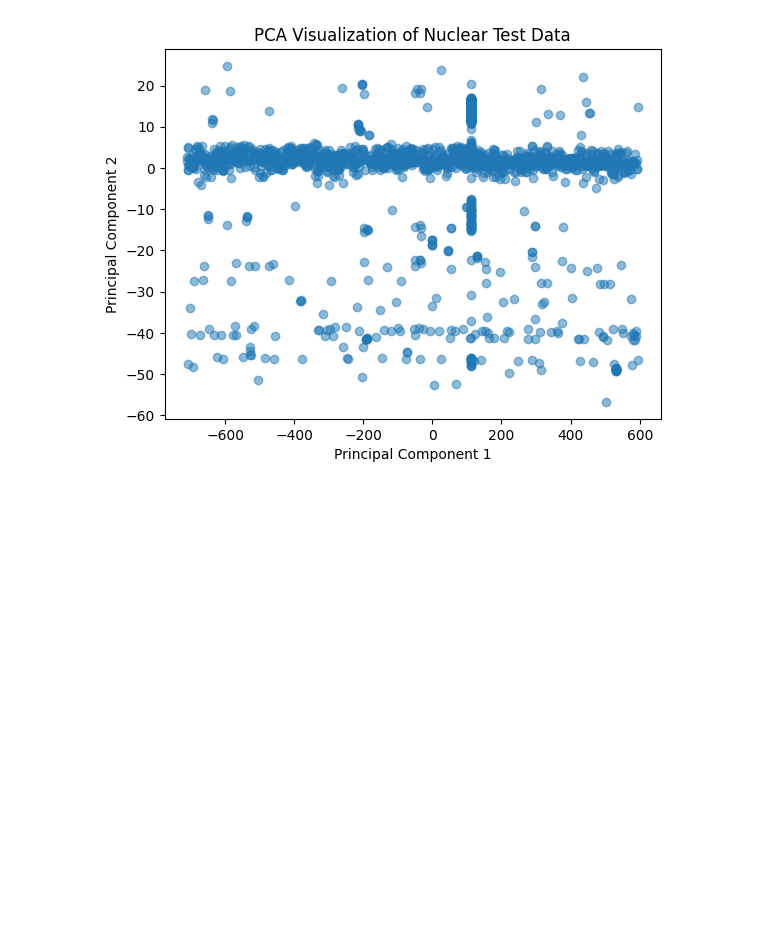
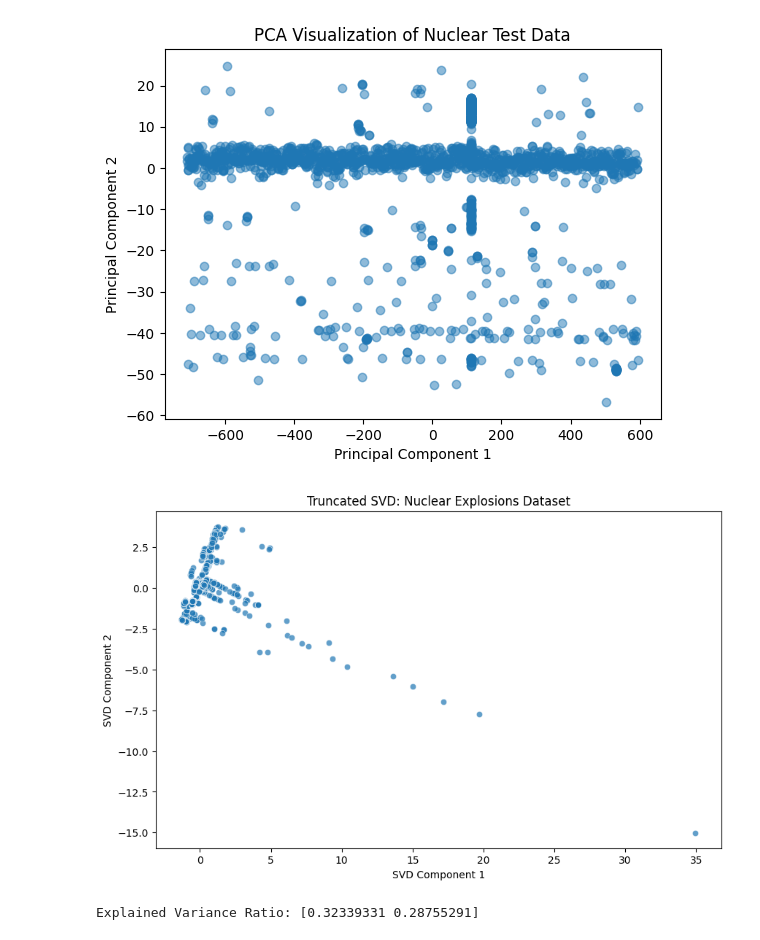
Before and after one commit to alinapradhan/Nuclear-Explosions-EDA, a Jupyter notebook: FDS24MBD023ipynb.ipynb, the cells around one changed output. Cells and saved outputs as stored; diff of their text form; code cells hidden in the pictures; blank space fills up the shorter version.

```diff
--- a/FDS24MBD023ipynb.ipynb
+++ b/FDS24MBD023ipynb.ipynb
@@ -452,3 +452,45 @@ plt.ylabel("Principal Component 2")
 plt.show()
 # %% [output]
 [figure]
+# %%
+
+# Load the dataset
+file_path = "nuclear_explosions.csv"  # Update this if needed
+df = pd.read_csv(file_path)
+
+# Drop rows with missing values
+df.dropna(inplace=True)
+
+# Encode categorical columns
+categorical_cols = ["WEAPON SOURCE COUNTRY", "WEAPON DEPLOYMENT LOCATION", "Data.Source", "Data.Purpose", "Data.Name", "Data.Type"]
+for col in categorical_cols:
+    le = LabelEncoder()
+    df[col] = le.fit_transform(df[col])
+
+# Select numerical columns and standardize them
+numerical_cols = ["Location.Cordinates.Latitude", "Location.Cordinates.Longitude", "Data.Magnitude.Body",
+                  "Data.Magnitude.Surface", "Data.Yeild.Lower", "Data.Yeild.Upper"]
+
+scaler = StandardScaler()
+df[numerical_cols] = scaler.fit_transform(df[numerical_cols])
+
+# Apply Truncated SVD for dimensionality reduction
+svd = TruncatedSVD(n_components=2)
+svd_result = svd.fit_transform(df[numerical_cols])
+
+# Convert to DataFrame
+df_svd = pd.DataFrame(svd_result, columns=["SVD1", "SVD2"])
+
+# Visualizing SVD components
+plt.figure(figsize=(10, 6))
+sns.scatterplot(x=df_svd["SVD1"], y=df_svd["SVD2"], alpha=0.7)
+plt.title("Truncated SVD: Nuclear Explosions Dataset")
+plt.xlabel("SVD Component 1")
+plt.ylabel("SVD Component 2")
+plt.show()
+
+# Print variance explained by SVD components
+print("Explained Variance Ratio:", svd.explained_variance_ratio_)
+# %% [output]
+[figure, added]
+Explained Variance Ratio: [0.32339331 0.28755291]
```
